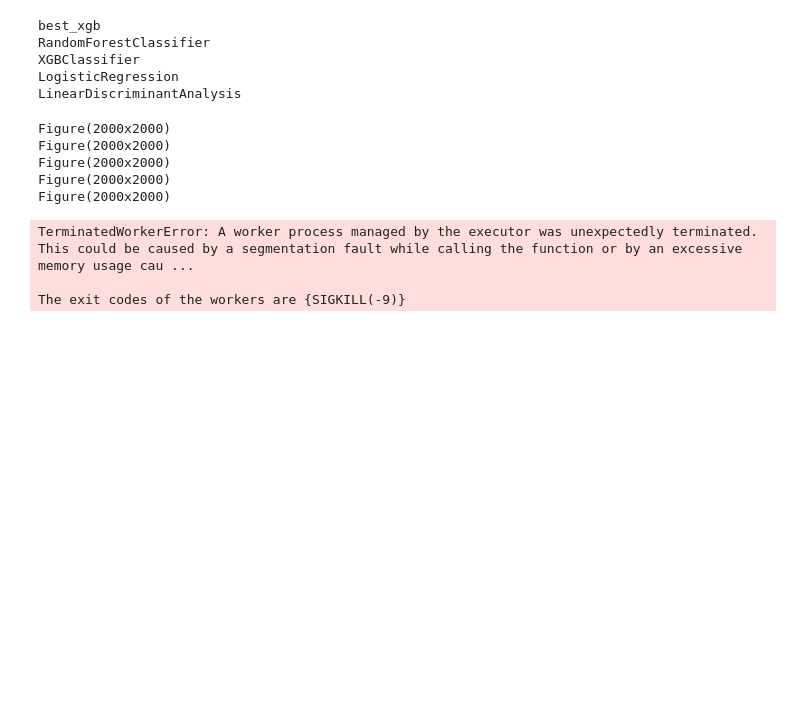
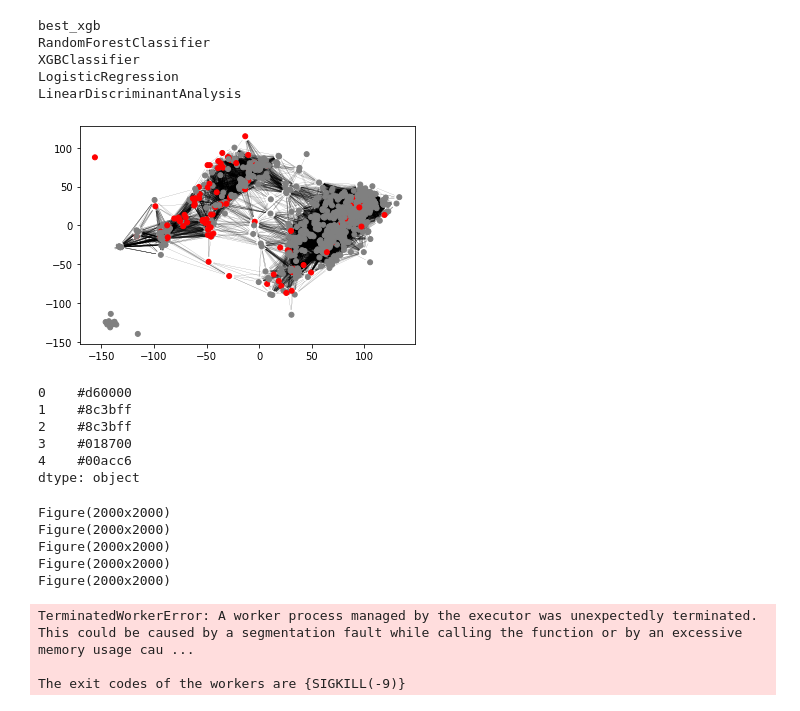
Before and after one commit to AzaelCC/Credit-Risk-Explainable-ML, a Jupyter notebook: src/GraphAnalysis_jobs/Graph_Plots.ipynb, the cells around one changed output. Saved outputs shown, nothing was run; the diff lists cells and outputs as text; code cells hidden in the pictures; blank space fills up the shorter version.

Commit message:
Modified plotting configuration

```diff
--- a/src/GraphAnalysis_jobs/Graph_Plots.ipynb
+++ b/src/GraphAnalysis_jobs/Graph_Plots.ipynb
@@ -50,12 +53,10 @@ def mds(g, ax=None):
     if ax is None:
         ax = plt.gca()
 
-    colors = np.array(['#808080']*y_test.shape[0])
-    colors[y_test == 1] = '#FF0000'
-    g.vs['color'] = colors.tolist()
+    layout = g.layout_mds()
+    ig.plot(g, layout=layout, target=ax, vertex_color=g.vs['color'], edge_width=.1)
 
-    layout = g.layout_mds()
-    ig.plot(g, layout=layout, target=ax, vertex_color=g.vs['color'])
+    return layout
 # %%
 models_paths = ['./results/XGBoost/GridSearchCV_22-03-22_03-27-03/models/best/best_xgb.pkl',
                 './results/Basic/models/RandomForestClassifier.pkl',
@@ -73,3 +74,29 @@ RandomForestClassifier
 XGBClassifier
 LogisticRegression
 LinearDiscriminantAnalysis
+# %%
+model = models_paths[0]
+model_folder = '/'.join(model.split('/')[:-1])
+model_name = model.split('/')[-1].split('.')[0]
+results = joblib.load('{}/{}_reduced_graphs_efficiency.pkl'.format(model_folder, model_name))
+results = results[0:4] # Only 4 smallest graphs
+model_results = joblib.load(model)
+# %%
+graph = results[2][3]
+
+# Color by failure to predict
+y_pred = model_results['y_pred']
+failed = y_test != y_pred
+colors = np.array(['#808080']*y_test.shape[0])
+colors[failed == 1] = '#FF0000'
+graph.vs['color'] = colors.tolist()
+
+# Subgraph by random sampling
+new_vs = np.random.choice(range(3009), 1000, replace=False)
+sample_vs = graph.vs.select(new_vs)
+sample_graph = graph.subgraph(sample_vs)
+
+layout = mds(sample_graph)
+plt.savefig('averss.png', bbox_inches='tight', dpi=300, transparent=True)
+# %% [output]
+[figure, added]
@@ -76 +111,10 @@ LinearDiscriminantAnalysis
+# %%
+a.replace(dic)
+# %% [output]
+0    #d60000
+1    #8c3bff
+2    #8c3bff
+3    #018700
+4    #00acc6
+dtype: object
 # %%
```
Also changed, not shown: parts of 6 cells of this notebook.
